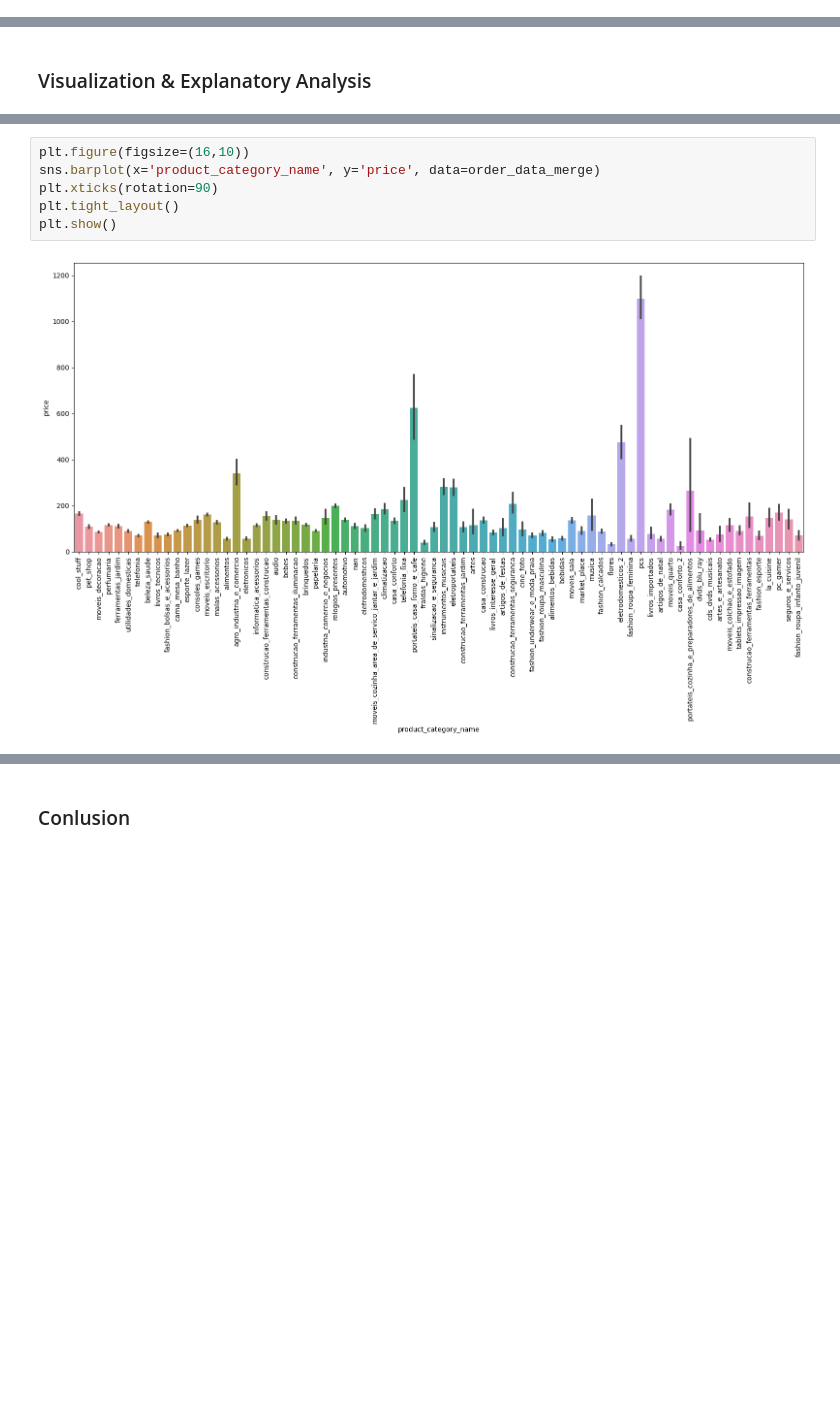
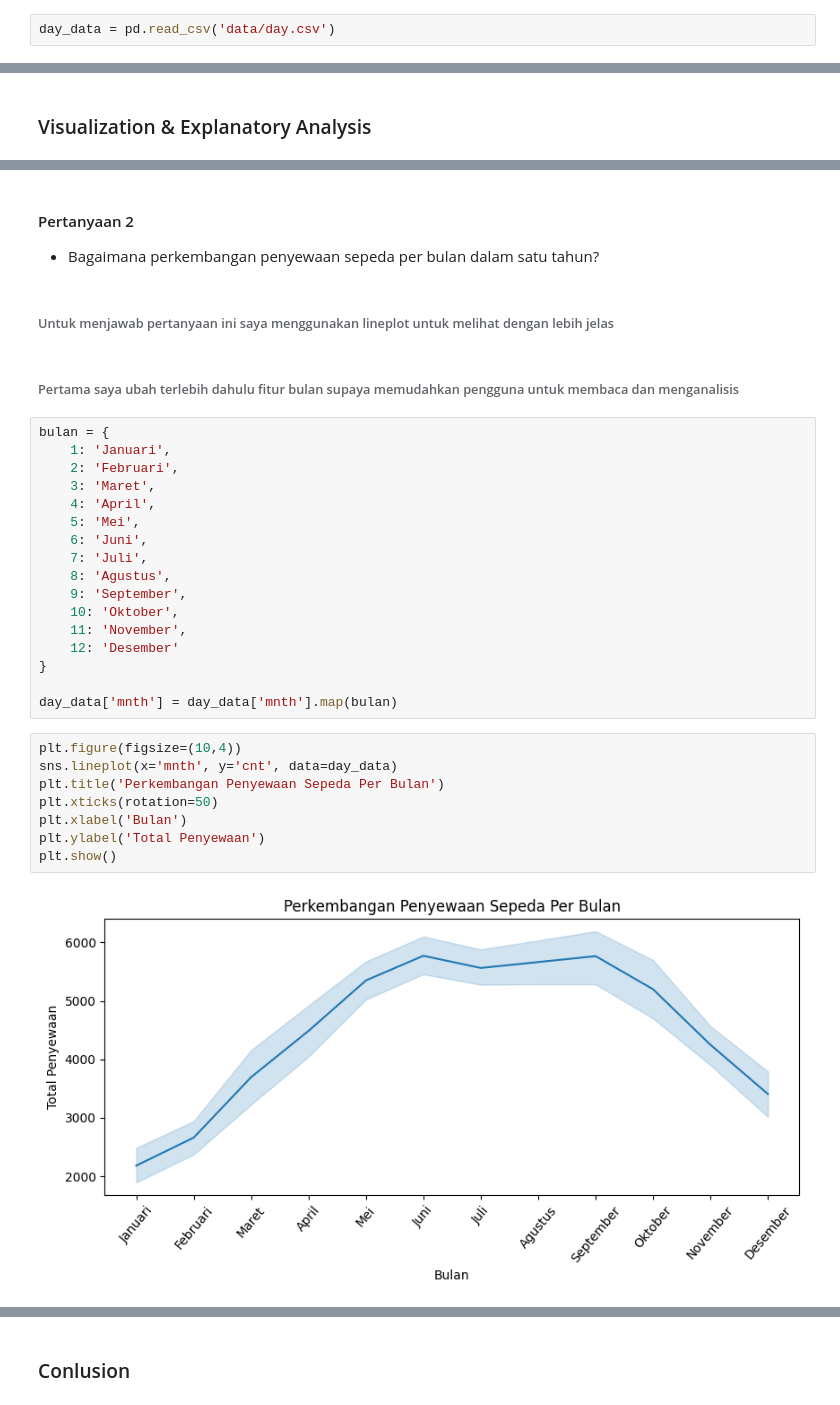
Before and after one commit to hanifsyabani/submission_analisis_data, a Jupyter notebook: data.ipynb, the cells around one changed output, grey strips where cells are left out. Cells and saved outputs as stored; diff of their text form; blank space fills up the shorter version.

Commit message:
change data

```diff
--- a/data.ipynb
+++ b/data.ipynb
@@ -71,0 +20,2 @@ product_data
+# %%
+day_data = pd.read_csv('data/day.csv')
@@ -224,8 +141,34 @@ plt.show()
+# %% [markdown]
+#### Pertanyaan 2
+- Bagaimana perkembangan penyewaan sepeda per bulan dalam satu tahun?
+# %% [markdown]
+###### Untuk menjawab pertanyaan ini saya menggunakan lineplot untuk melihat dengan lebih jelas
+# %% [markdown]
+###### Pertama saya ubah terlebih dahulu fitur bulan supaya memudahkan pengguna untuk membaca dan menganalisis
+# %%
+bulan = {
+    1: 'Januari',
+    2: 'Februari',
+    3: 'Maret',
+    4: 'April',
+    5: 'Mei',
+    6: 'Juni',
+    7: 'Juli',
+    8: 'Agustus',
+    9: 'September',
+    10: 'Oktober',
+    11: 'November',
+    12: 'Desember'
+}
+
+day_data['mnth'] = day_data['mnth'].map(bulan)
 # %%
-plt.figure(figsize=(16,10))
-sns.barplot(x='product_category_name', y='price', data=order_data_merge)
-plt.xticks(rotation=90)
-plt.tight_layout()
+plt.figure(figsize=(10,4))
+sns.lineplot(x='mnth', y='cnt', data=day_data)
+plt.title('Perkembangan Penyewaan Sepeda Per Bulan')
+plt.xticks(rotation=50)
+plt.xlabel('Bulan')
+plt.ylabel('Total Penyewaan')
 plt.show()
 # %% [output]
-[figure, old version]
+[figure, new version]
```
Also changed, not shown: parts of 46 cells of this notebook, 15 other files.
